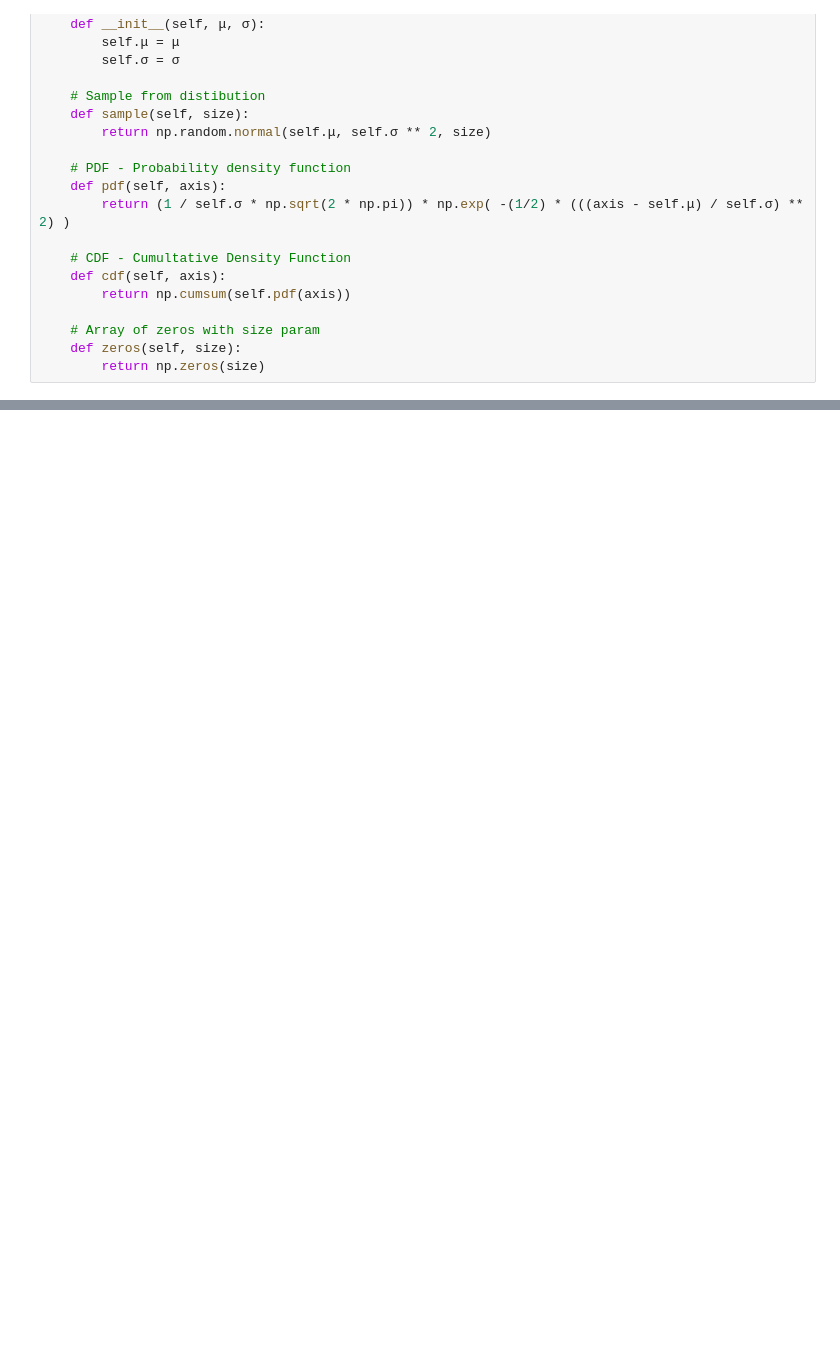
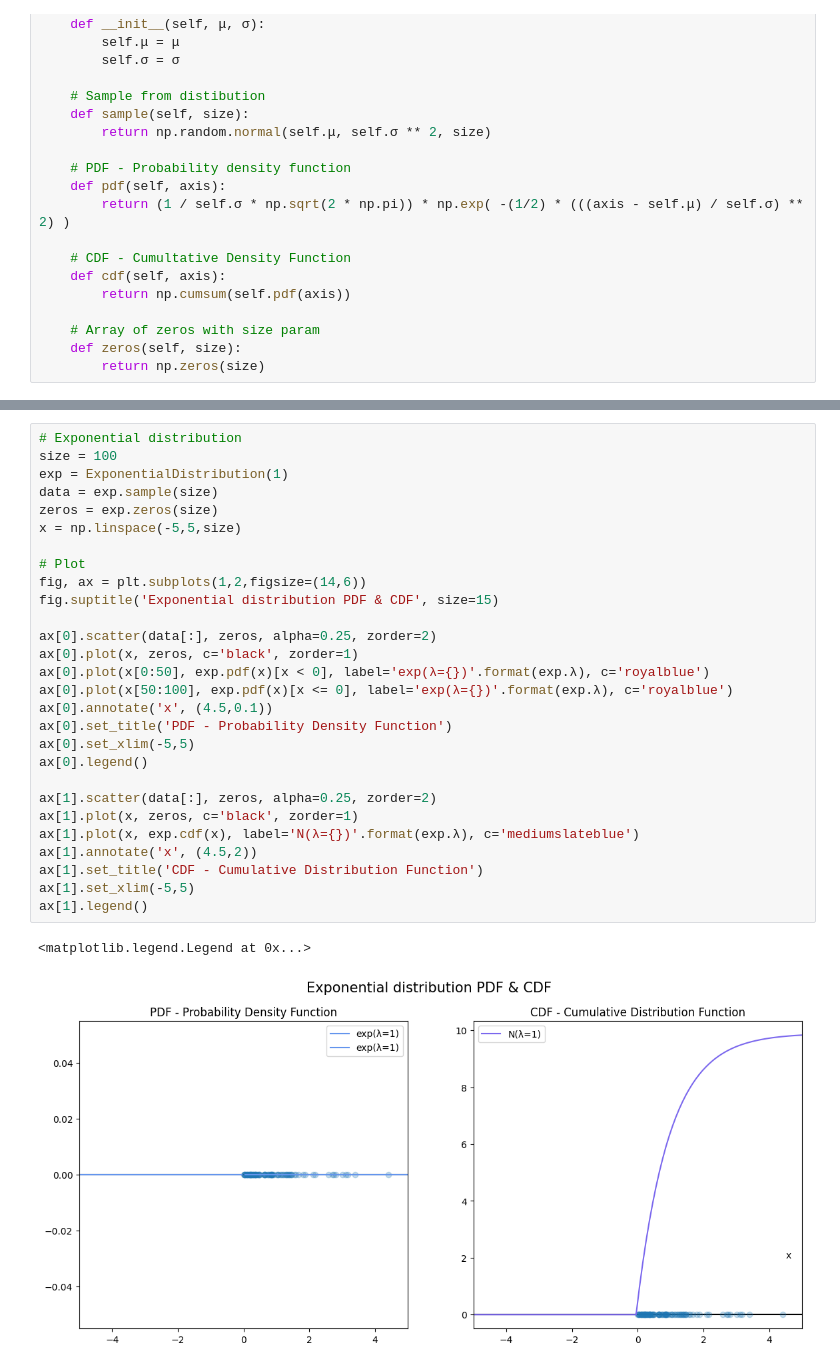
Before and after one commit to szmidapatrik/machine-learning, a Jupyter notebook: dist.ipynb, the cells around one changed output, grey strips where cells are left out. Cells and saved outputs as stored; diff of their text form; blank space fills up the shorter version.

```diff
--- a/dist.ipynb
+++ b/dist.ipynb
@@ -62,0 +93,31 @@ ax[1].legend()
+# %%
+# Exponential distribution
+size = 100
+exp = ExponentialDistribution(1)
+data = exp.sample(size)
+zeros = exp.zeros(size)
+x = np.linspace(-5,5,size)
+
+# Plot
+fig, ax = plt.subplots(1,2,figsize=(14,6))
+fig.suptitle('Exponential distribution PDF & CDF', size=15)
+
+ax[0].scatter(data[:], zeros, alpha=0.25, zorder=2)
+ax[0].plot(x, zeros, c='black', zorder=1)
+ax[0].plot(x[0:50], exp.pdf(x)[x < 0], label='exp(λ={})'.format(exp.λ), c='royalblue')
+ax[0].plot(x[50:100], exp.pdf(x)[x <= 0], label='exp(λ={})'.format(exp.λ), c='royalblue')
+ax[0].annotate('x', (4.5,0.1))
+ax[0].set_title('PDF - Probability Density Function')
+ax[0].set_xlim(-5,5)
+ax[0].legend()
+
+ax[1].scatter(data[:], zeros, alpha=0.25, zorder=2)
+ax[1].plot(x, zeros, c='black', zorder=1)
+ax[1].plot(x, exp.cdf(x), label='N(λ={})'.format(exp.λ), c='mediumslateblue')
+ax[1].annotate('x', (4.5,2))
+ax[1].set_title('CDF - Cumulative Distribution Function')
+ax[1].set_xlim(-5,5)
+ax[1].legend()
+# %% [output]
+<matplotlib.legend.Legend at 0x...>
+[figure, added]
```
Also changed, not shown: parts of 5 cells of this notebook.
